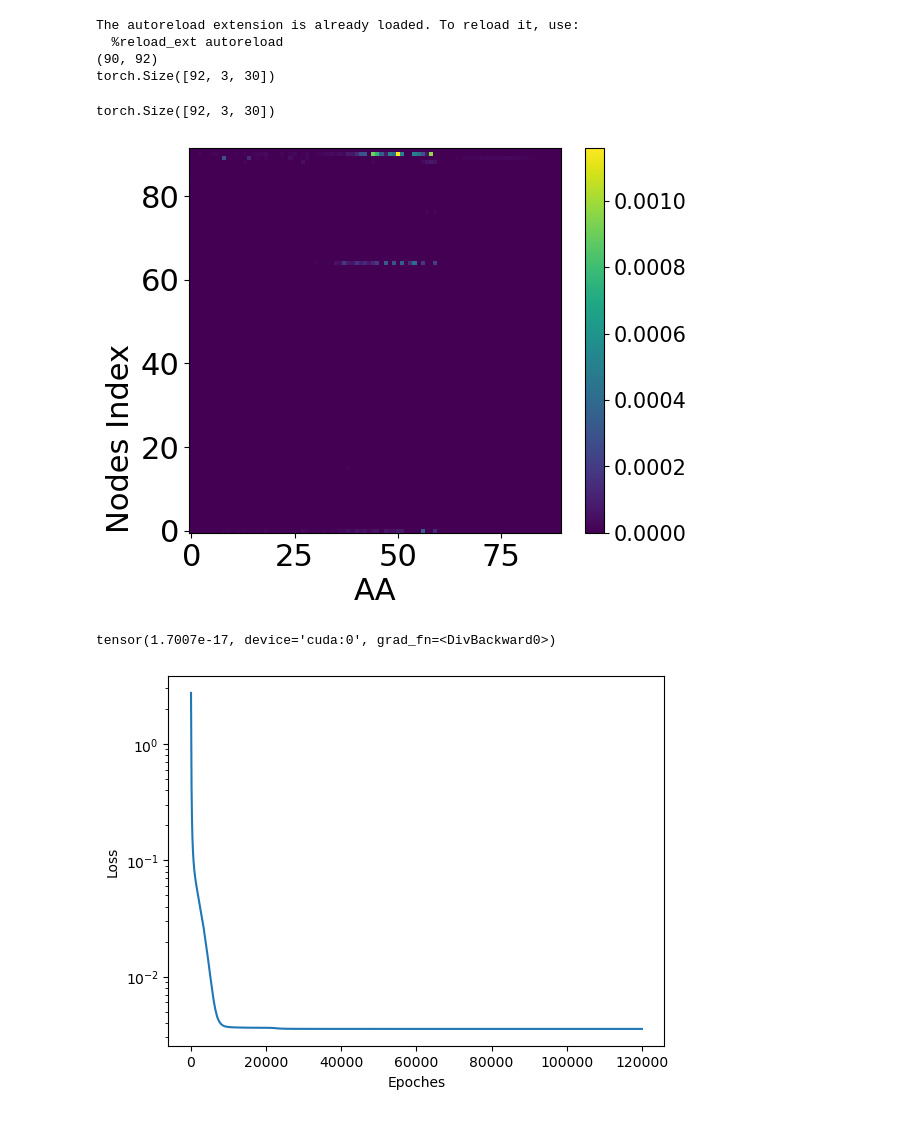
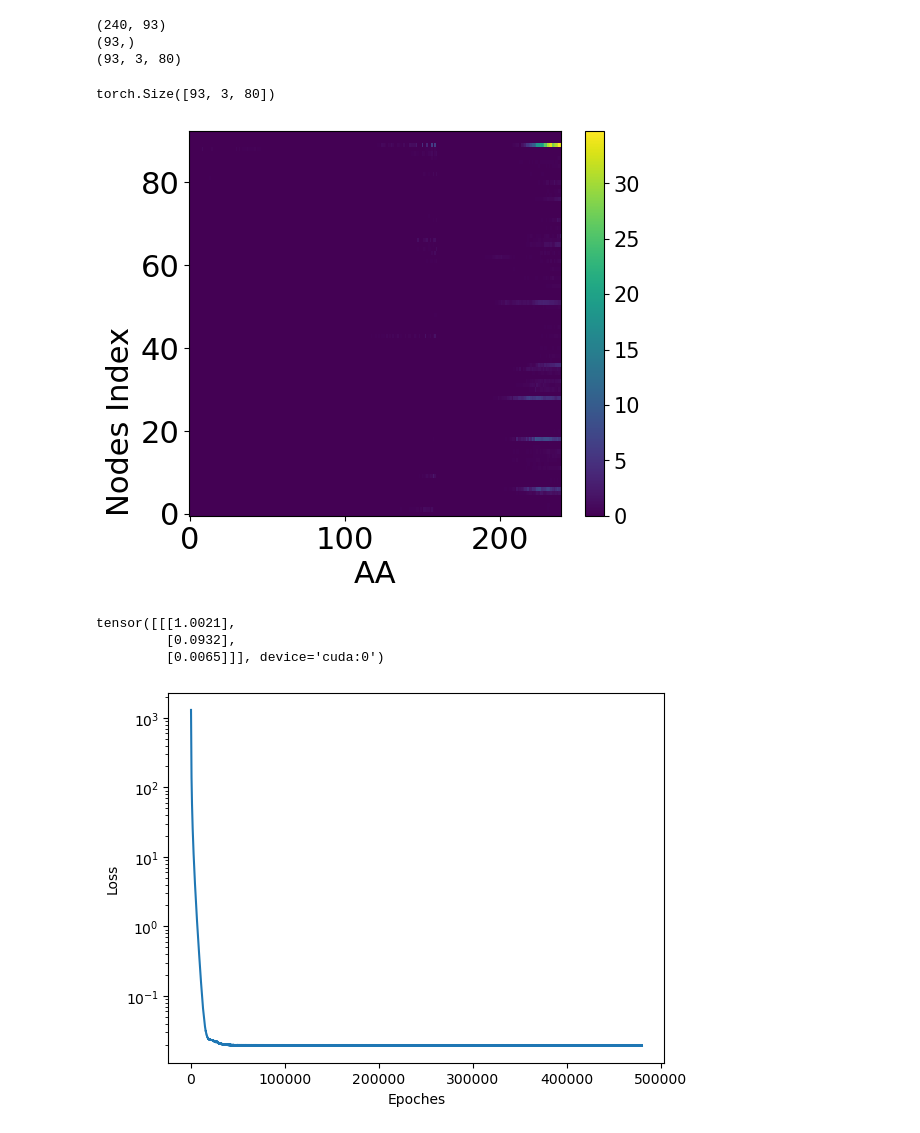
Before and after one commit to bizhili/Topology_Learning_Epis, a Jupyter notebook: test_multi_cities_no_att_real.ipynb, the cells around one changed output. Saved outputs shown, nothing was run; the diff lists cells and outputs as text; code cells hidden in the pictures.

```diff
--- a/test_multi_cities_no_att_real.ipynb
+++ b/test_multi_cities_no_att_real.ipynb
@@ -27,40 +27,52 @@ device= paras.device if torch.cuda.is_available() else "cpu"
 #preset
 paras.modelLoad= "AA"
 paras.epoches= 20000
-paras.strains = 3
+paras.strains = 1
 
-Epi= "Sars_" # Sars, Covid, H1N1
-Epi= "" # sars, covid, H1N1
+Epi= "SARS_H1N1_COVID" # sars, covid, H1N1
 
 # Read the CSV file into a NumPy array
-epiOData = np.genfromtxt(f'testData/{Epi}test_data.csv', delimiter=',', skip_header=0)
-popData = np.genfromtxt(f'testData/{Epi}test_pop.csv', delimiter=',', skip_header=0)
-popIdxData = np.genfromtxt(f'testData/{Epi}test_pop_inx.csv', delimiter=',', skip_header=0)
+epiOData = np.genfromtxt(f'testData/test_data.csv', delimiter=',', skip_header=0)
+popData = np.genfromtxt(f'testData/test_pop.csv', delimiter=',', skip_header=0)
+popIdxData = np.genfromtxt(f'testData/test_pop_inx.csv', delimiter=',', skip_header=0)
 popIdxData= [int(i) for i in popIdxData]
 file_path = 'testData/Country_Population_final.csv'
 data = pd.read_csv(file_path)
 popName= data["Country"].tolist()
 popIdxAll= data["idx"]
 popCropArea= data["CropArea"].to_numpy()
+popCity= data["CityPop"].to_numpy()
+popAll= data["Population"].to_numpy()
 curPopName= [popName[int(i)] for i in popIdxData]
 # print(curPopName)
 # scaling= popData[np.argmax(popData)]/popData
 # print(scaling.shape)
 print(epiOData.shape)
 # epiOData= epiOData*scaling[None, :]
-popData= popData/(popCropArea[popIdxData]/1e4+1e-9)
+popData= popCity[popIdxData]#/(popCropArea[popIdxData]/1e4+1e-9)
 epiData= epiOData.copy()/popData[None, :]#[np.argmax(popData)]
 # epiData= epiOData.copy()/popData[np.argmax(popData)]*popCropArea[popIdxData][None, :]/1e5
 epiData[1:, :]= epiData[1:, :]- epiData[:-1, :]
 epiData[epiData<0]= 0
 epiData= epiData.T
 
-epiData= np.stack([epiData[:, 0:30], epiData[:, 30:30*2], epiData[:, 30*2: 30*3]], axis= 1)
-# print(epiData.shape)
+if Epi=="SARS_H1N1_COVID":
+    paras.strains= 3
+    epiData= np.stack([epiData[:, 80*0: 80*1], epiData[:, 80*1: 80*2], epiData[:, 80*2: 80*3]], axis= 1)
+elif Epi== "SARS":
+    epiData= np.stack([epiData[:, 80*0: 80*1]], axis= 1)
+elif Epi== "H1N1":
+    epiData= np.stack([epiData[:, 80*1: 80*2]], axis= 1)
+elif Epi== "COVID":
+    epiData= np.stack([epiData[:, 80*2: 80*3]], axis= 1)
+
+mask= np.ones(epiData.shape)
+mask= mask*popData[:, None, None]/1e3
+print(popData.shape)
+print(epiData.shape)
 # epiData= epiData[:, None, :]
-# print(epiData.shape)
 divide= torch.Tensor(epiData).to(device)
-print(divide.shape)
+maskTensor= torch.Tensor(mask).to(device= device)
 paras.n= divide.shape[0]
 P= torch.Tensor(popData).to(device)
 # print(epiOData.shape)
@@ -71,45 +83,44 @@ P= torch.Tensor(popData).to(device)
 # plt.figure(figsize=(12, 4))
 # plt.plot(epiData)
 # %% [output]
-The autoreload extension is already loaded. To reload it, use:
-  %reload_ext autoreload
-(90, 92)
-torch.Size([92, 3, 30])
+(240, 93)
+(93,)
+(93, 3, 80)
 # %%
 def rank_nodes_by_distance(G, source_node):
     # Get distances from the source_node to all other nodes
     distances = nx.single_source_shortest_path_length(G, source_node)
     # Sort nodes by distance from the source_node
     sorted_nodes = sorted(distances.items(), key=lambda x: x[1])
     # Return sorted nodes by their distance (excluding the distance values)
     return [node for node, _ in sorted_nodes]
 
 print(divide.shape)
 
 shapeY= divide.shape[0]
 shapeX= divide.shape[1]*divide.shape[2]
-divide2D= divide.reshape(shapeY, shapeX).cpu().detach()
+divide2D= (epiData*mask).reshape(shapeY, shapeX)#.cpu().detach()
 fig, ax = plt.subplots(1, 1, figsize=(6, 5))
 fontsize= 22
 cmap= ax.pcolormesh(range(shapeX), range(shapeY), divide2D)
 cbar= fig.colorbar(cmap)
 
 cbar.ax.tick_params(labelsize= fontsize-7)
 
 plt.ylabel("Nodes Index",  loc='bottom', fontsize= fontsize)
 
 plt.xlabel(f"{paras.modelLoad}", fontsize= fontsize)
 
 plt.gca().axes.get_xaxis().set_visible(True)
 
 plt.gca().axes.get_yaxis().set_visible(True)
 
 plt.tick_params(axis='both', labelsize=fontsize)
 
 plt.show()
 # %% [output]
-torch.Size([92, 3, 30])
+torch.Size([93, 3, 80])
-[figure, old version]
+[figure, new version]
 # %%
 
 timeHorizon= divide.shape[2]-1
@@ -155,36 +170,39 @@ PreZs= []
 # %%
 evaluateMeth= [evaluate.spectral_similarity, evaluate.pearson_correlation, evaluate.jaccard_similarity,evaluate.ROC_AUC, evaluate.PR_AUC]
-
-
-for j in tqdm(range(paras.epoches*2)):
+zMatBound= A_mat.create_A_mat(torch.ones((paras.n, paras.n)).to(device)-torch.eye(paras.n).to(device), P)
+# ratio = 1/153
+print(ratio)
+for j in tqdm(range(paras.epoches*24)):
     optimizer1.zero_grad()
     optimizer2.zero_grad()
     optimizer3.zero_grad()
     inferZmat= myMatch(divide, paras.modelLoad)
     predSignal, signal, PreZ= myEpi(divide, inferZmat)
-    normPre=torch.norm(predSignal, dim= 2)
-    normTrue=torch.norm(signal, dim= 2)
-    cosSim= torch.sum(torch.sum(predSignal*signal, dim= 2)/(normPre*normTrue+1e-8))
-    loss= myloss(predSignal[:, :, 0:-1],signal[:, :, 1:])*1000  \
-    + torch.var(myEpi.taus, dim= 0).sum() + torch.var(myEpi.R0dTaus, dim= 0).sum()/1e3
+    predSignal= predSignal*maskTensor
+    signal= signal*maskTensor
+    loss= myloss(predSignal[:, :, 0:-1]*ratio ,signal[:, :, 1:]*ratio)/100 + torch.var(myEpi.taus, dim= 0).sum()\
+            + torch.var(myEpi.R0dTaus, dim= 0).sum()
     if torch.isnan(loss).any():
         utils.log_print(printFlag, f"meet nan value at {j}")#
         break
     losses.append(loss.item())
     loss.backward(retain_graph=True)
+
     optimizer1.step()
     optimizer2.step()
     optimizer3.step()
+# %% [output]
+tensor([[[1.0021],
+         [0.0932],
+         [0.0065]]], device='cuda:0')
 # %%
-print(torch.var(myEpi.taus, dim= 0).sum()/1e7)
 if plotFlag==1:
     plt.plot(losses)
     plt.yscale("log")
     plt.ylabel("Loss")
     plt.xlabel("Epoches")
 # %% [output]
-tensor(1.7007e-17, device='cuda:0', grad_fn=<DivBackward0>)
-[figure, old version]
+[figure, new version]
 # %%
 inferZmatNp= inferZmat.cpu().detach().numpy().squeeze()
 pxs= []
```
Also changed, not shown: parts of 13 cells of this notebook, 11 other files.
